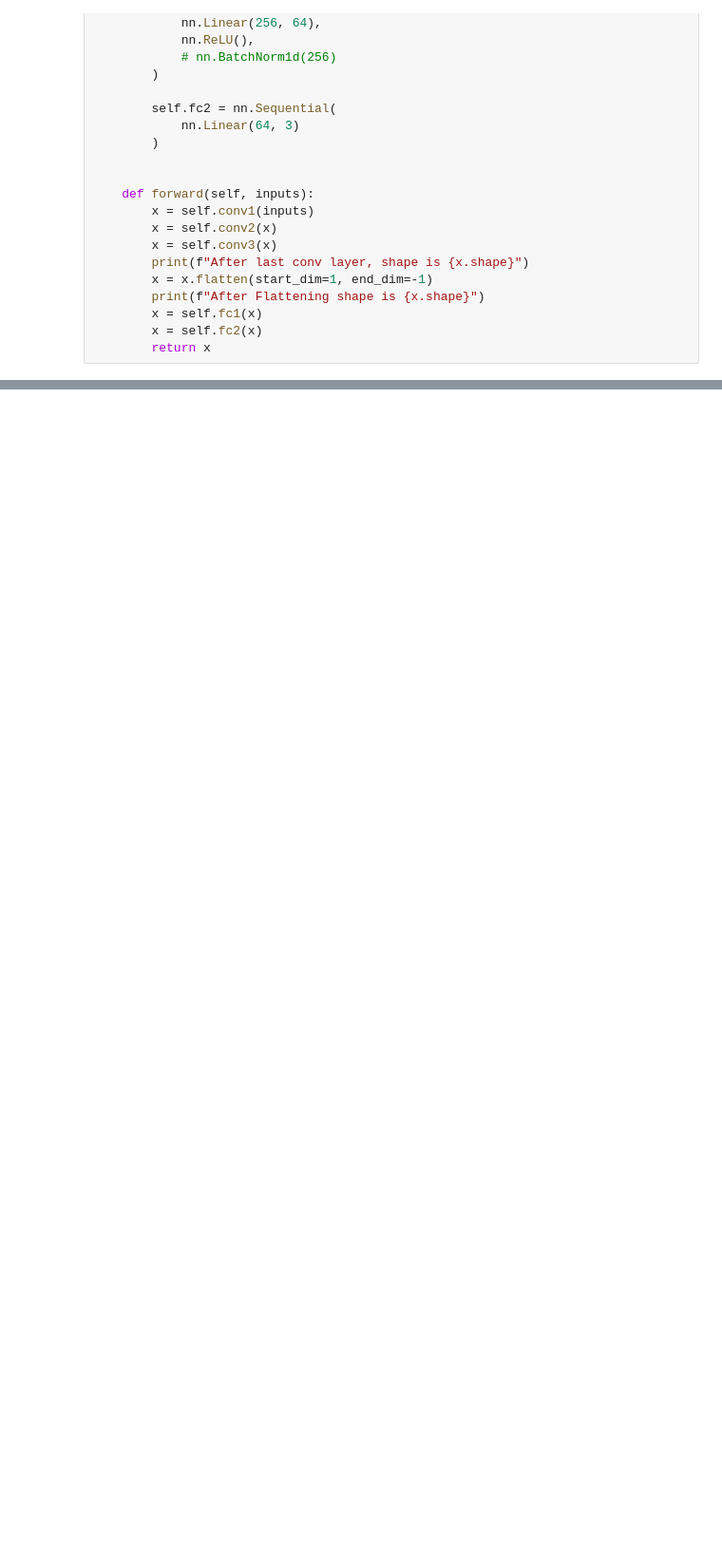
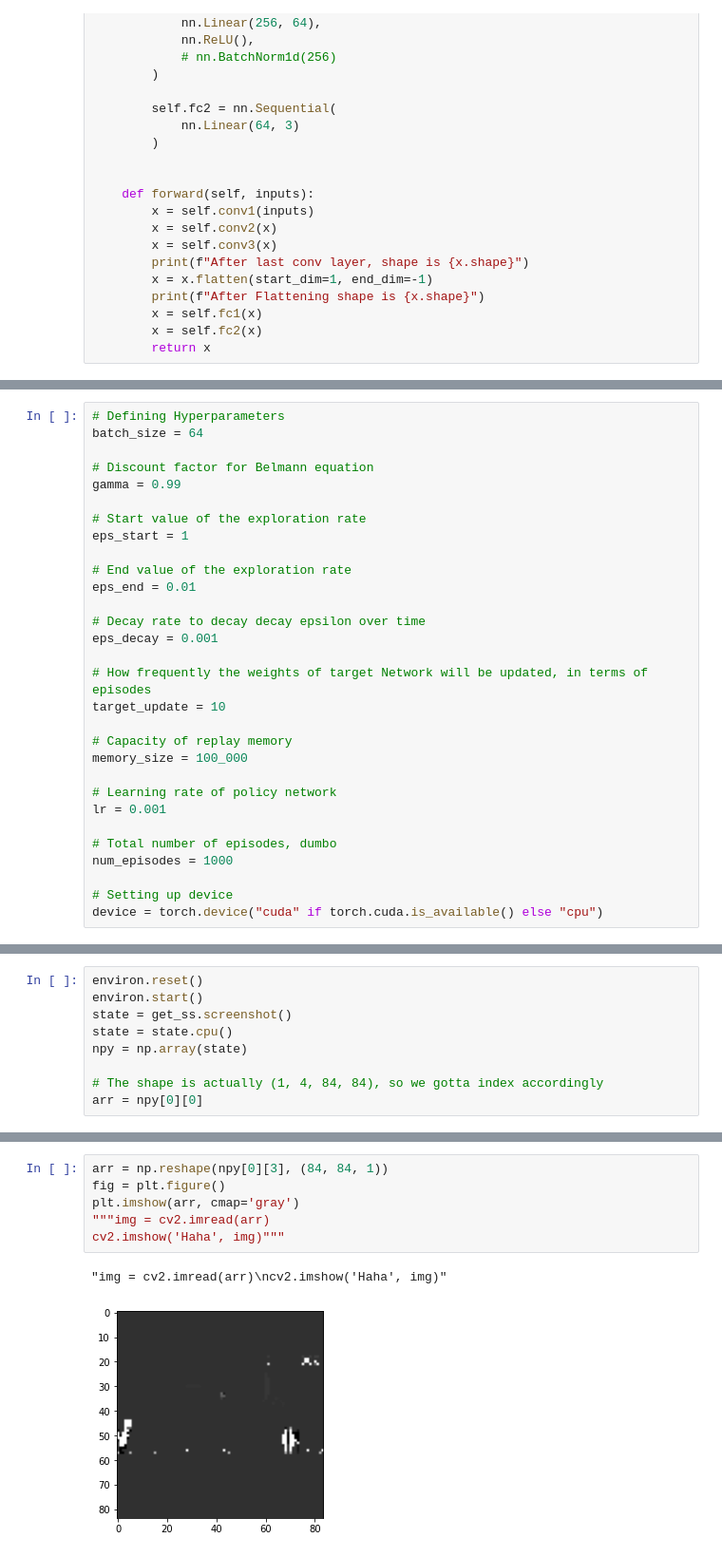
Before and after one commit to HarshitBSharma/AIPlaysDino, a Jupyter notebook: DinoDQN.ipynb, the cells around one changed output, grey strips where cells are left out. Shown: that part at 95% size. Saved outputs shown, nothing was run; the diff lists cells and outputs as text; blank space fills up the shorter version.

Commit message:
Started training loop

```diff
--- a/DinoDQN.ipynb
+++ b/DinoDQN.ipynb
@@ -264,0 +278,30 @@ def train()
+# %%
+# Defining Hyperparameters
+batch_size = 64
+
+# Discount factor for Belmann equation
+gamma = 0.99
+
+# Start value of the exploration rate
+eps_start = 1
+
+# End value of the exploration rate
+eps_end = 0.01
+
+# Decay rate to decay decay epsilon over time
+eps_decay = 0.001
+
+# How frequently the weights of target Network will be updated, in terms of episodes
+target_update = 10
+
+# Capacity of replay memory
+memory_size = 100_000
+
+# Learning rate of policy network
+lr = 0.001
+
+# Total number of episodes, dumbo
+num_episodes = 1000
+
+# Setting up device
+device = torch.device("cuda" if torch.cuda.is_available() else "cpu")
@@ -264,0 +343,9 @@ def train()
+# %%
+environ.reset()
+environ.start()
+state = get_ss.screenshot()
+state = state.cpu()
+npy = np.array(state)
+
+# The shape is actually (1, 4, 84, 84), so we gotta index accordingly
+arr = npy[0][0]
@@ -264,0 +359,9 @@ def train()
+# %%
+arr = np.reshape(npy[0][3], (84, 84, 1))
+fig = plt.figure()
+plt.imshow(arr, cmap='gray')
+"""img = cv2.imread(arr)
+cv2.imshow('Haha', img)"""
+# %% [output]
+"img = cv2.imread(arr)\ncv2.imshow('Haha', img)"
+[figure, added]
```
Also changed, not shown: parts of 10 cells of this notebook.
